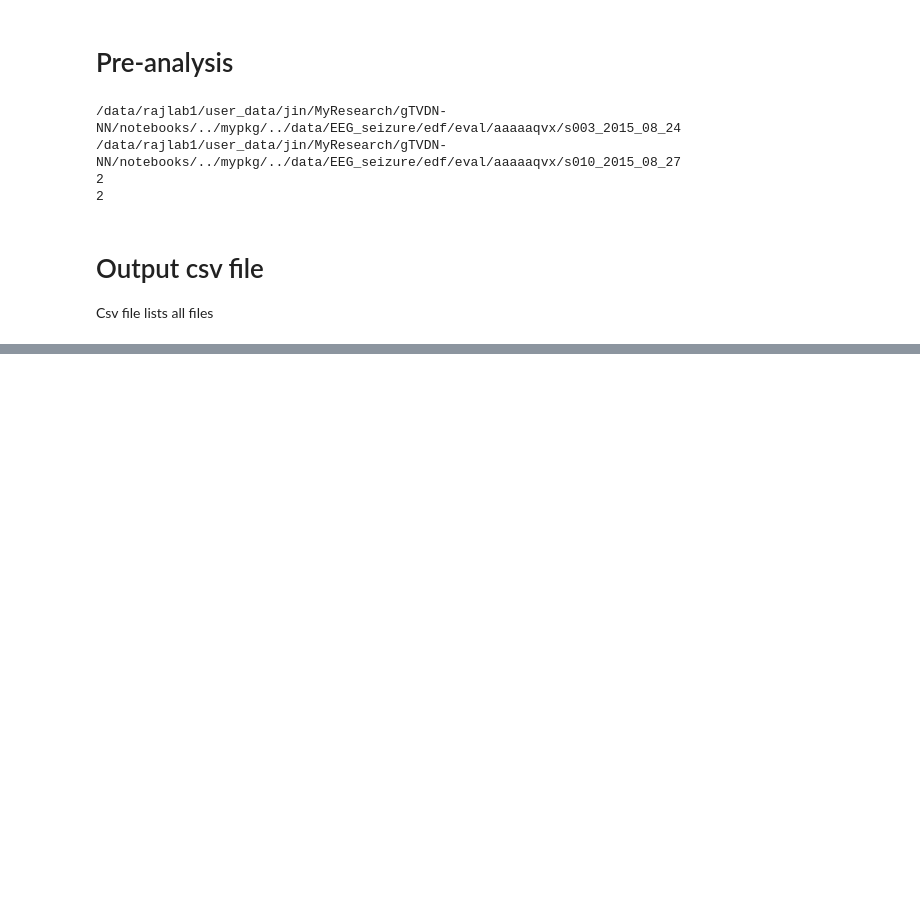
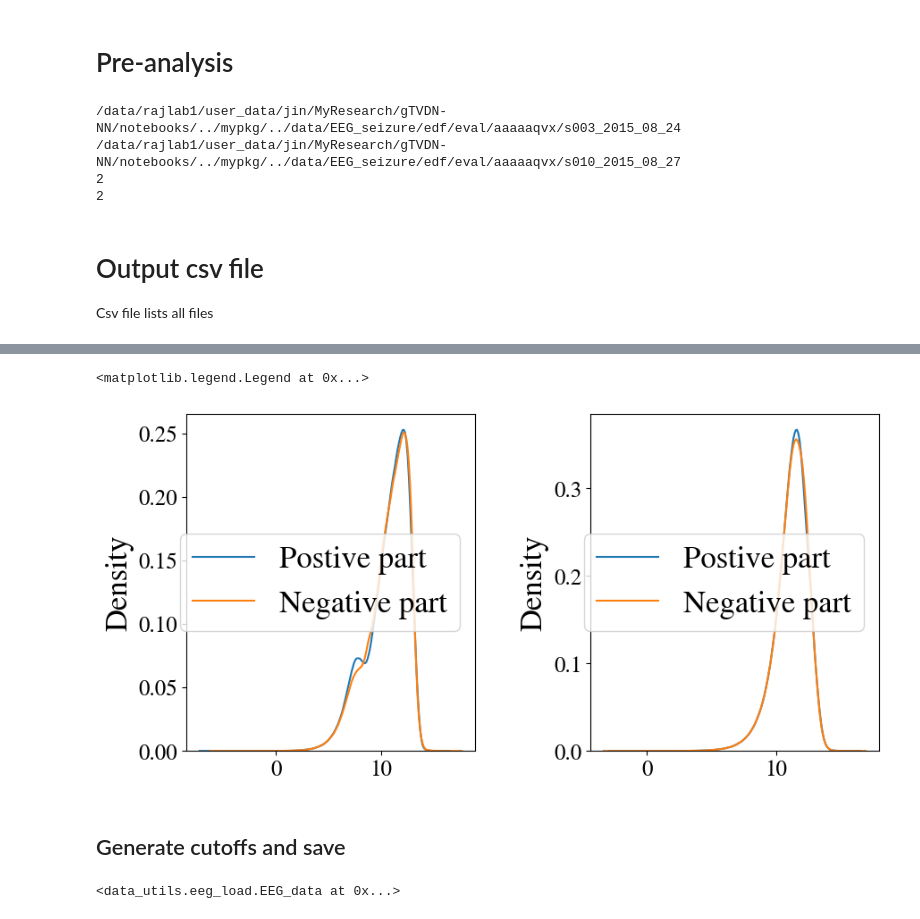
Before and after one commit to JINhuaqing/EEG-sz-det_dev, a Jupyter notebook: notebooks/TUHEEG_clean.ipynb, the cells around one changed output, grey strips where cells are left out. Cells and saved outputs as stored; diff of their text form; code cells hidden in the pictures; blank space fills up the shorter version.

```diff
--- a/notebooks/TUHEEG_clean.ipynb
+++ b/notebooks/TUHEEG_clean.ipynb
@@ -298,0 +320,9 @@ for ix in train_data_loader:
+# %%
+num_sample_data = 20
+all_data = train_data.all_data;
+num_cls = 2**8
+num_cls_h = (num_cls/2)
+qs = np.arange(1, num_cls_h)/num_cls_h;
+
+heal_idxs = np.random.choice(np.arange(len(all_data))[all_data["is_seizure"]==False], size=int(num_sample_data/1));
+heal_idxs_test = np.random.choice(np.arange(len(all_data))[all_data["is_seizure"]==False], size=int(num_sample_data/1));
@@ -298,0 +372,23 @@ for ix in train_data_loader:
+# %%
+# the data are overall sym around 0 (not need to run)
+sns.kdeplot(np.log(vec_heal[vec_heal>=0]), label="Postive part")
+sns.kdeplot(np.log(np.abs(vec_heal[vec_heal<0])), label="Negative part")
+plt.legend()
+# %% [output]
+<matplotlib.legend.Legend at 0x...>
+[figure, added]
+# %% [markdown]
+## Generate cutoffs and save
+# %%
+train_data = EEG_data("train_train_health", "AR",
+                      move_dict=dict(winsize=256,
+                                     stepsize=256,
+                                     marginsize=None),
+                      preprocess_dict=dict(is_detrend=True,
+                                      is_drop=True,
+                                      target_fs=90,
+                                      filter_limit=[1, 45],
+                                      is_diff=False),
+                     scale_fct=None)
+# %% [output]
+<data_utils.eeg_load.EEG_data at 0x...>
```
Also changed, not shown: parts of 57 cells of this notebook, 36 other files.
